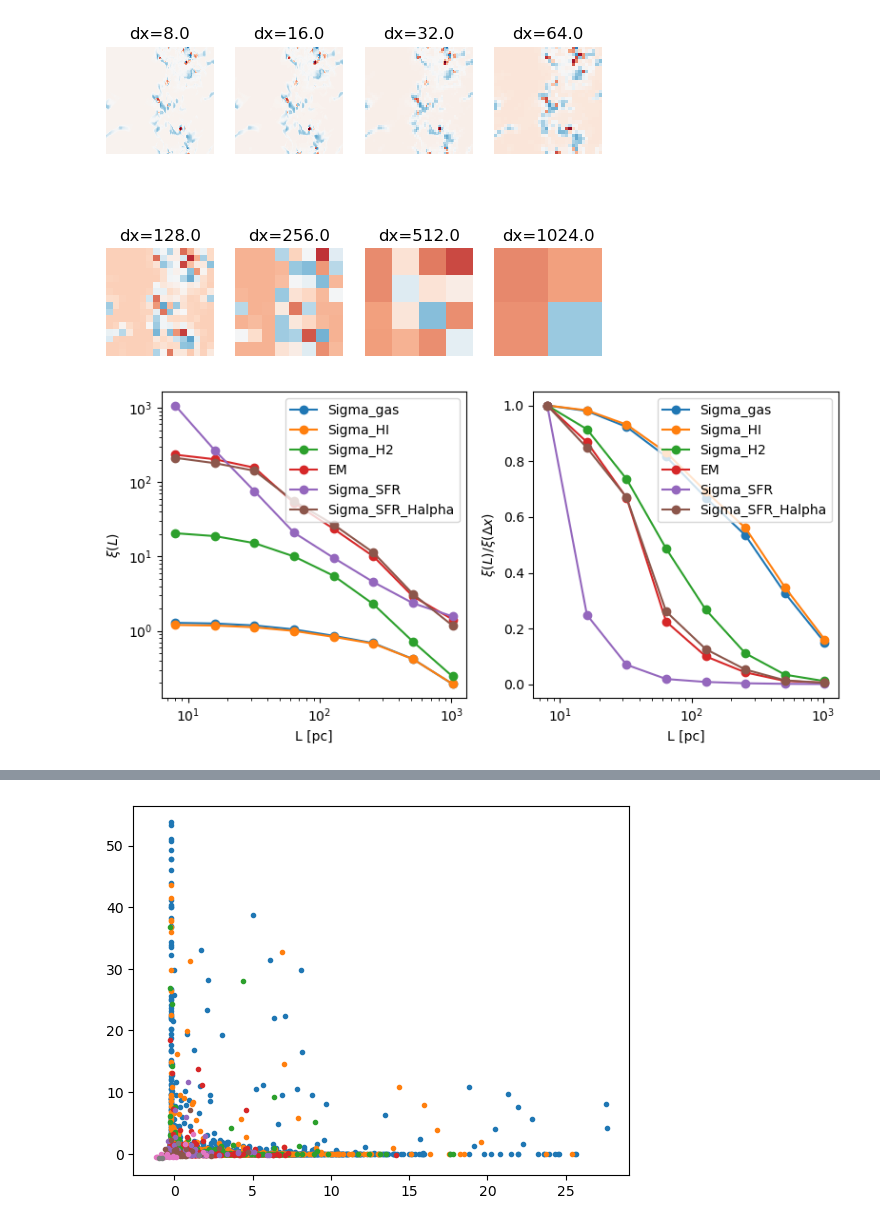
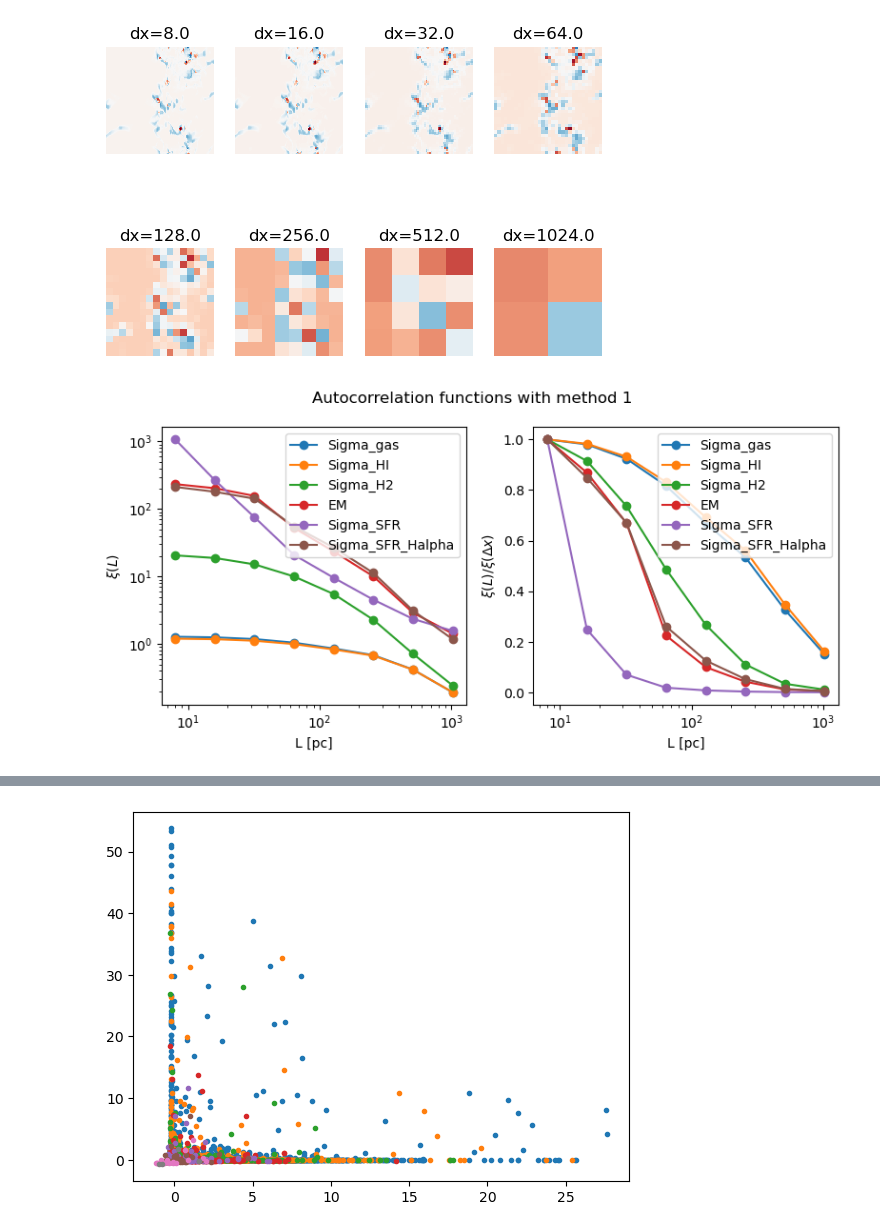
Before and after one commit to comejuliet/TIGRESS, a Jupyter notebook: new_models/correlation_calculation.ipynb, the cells around one changed output, grey strips where cells are left out. Saved outputs shown, nothing was run; the diff lists cells and outputs as text; code cells hidden in the pictures.

```diff
--- a/new_models/correlation_calculation.ipynb
+++ b/new_models/correlation_calculation.ipynb
@@ -317,34 +317,35 @@ hnu_Halpha = (ac.h*ac.c/(6562.8*au.angstrom)).to('erg')
 Sigma_SFR_Halpha = alpha_eff_Halpha*hnu_Halpha*data['EM']*(ac.pc.cgs.value)**(3) * 7.9e-42
 data['Sigma_SFR'] = Sigma_SFR # here adding Sigma_SFR to data that contains already Sigma_gas, Sigma_HI, Sigma_H2, EM
 data['Sigma_SFR_Halpha'] = Sigma_SFR_Halpha
 
 Nbin=8
 L = s.domain['dx'][0]*2**np.arange(Nbin)
 
 
 fig,axes = plt.subplots(1,2,figsize=(8,4))
+fig.suptitle('Autocorrelation functions with method 1')
 # auto correlation
 for f in ['Sigma_gas','Sigma_HI','Sigma_H2','EM','Sigma_SFR','Sigma_SFR_Halpha']:
     corr = get_correlation(data[f],return_map=False)
     plt.sca(axes[0])
     # un-normalized
     plt.plot(L,corr,'o-',label=f,)
     plt.ylabel(r'$\xi(L)$')
     plt.yscale('log')
 
     plt.sca(axes[1])
     # normalized
     plt.plot(L,corr/corr[0],'o-',label=f,)
     plt.ylabel(r'$\xi(L)/\xi(\Delta x)$')
 
 for ax in axes:
     plt.sca(ax)
     plt.xscale('log')
     plt.legend()
     plt.xlabel('L [pc]')
 plt.tight_layout()
 # %% [output]
-[figure, old version]
+[figure, new version]
 # %%
 # method 2 for Sigma_gas and Sigma_SFR
 
```
Also changed, not shown: parts of 12 cells of this notebook.
